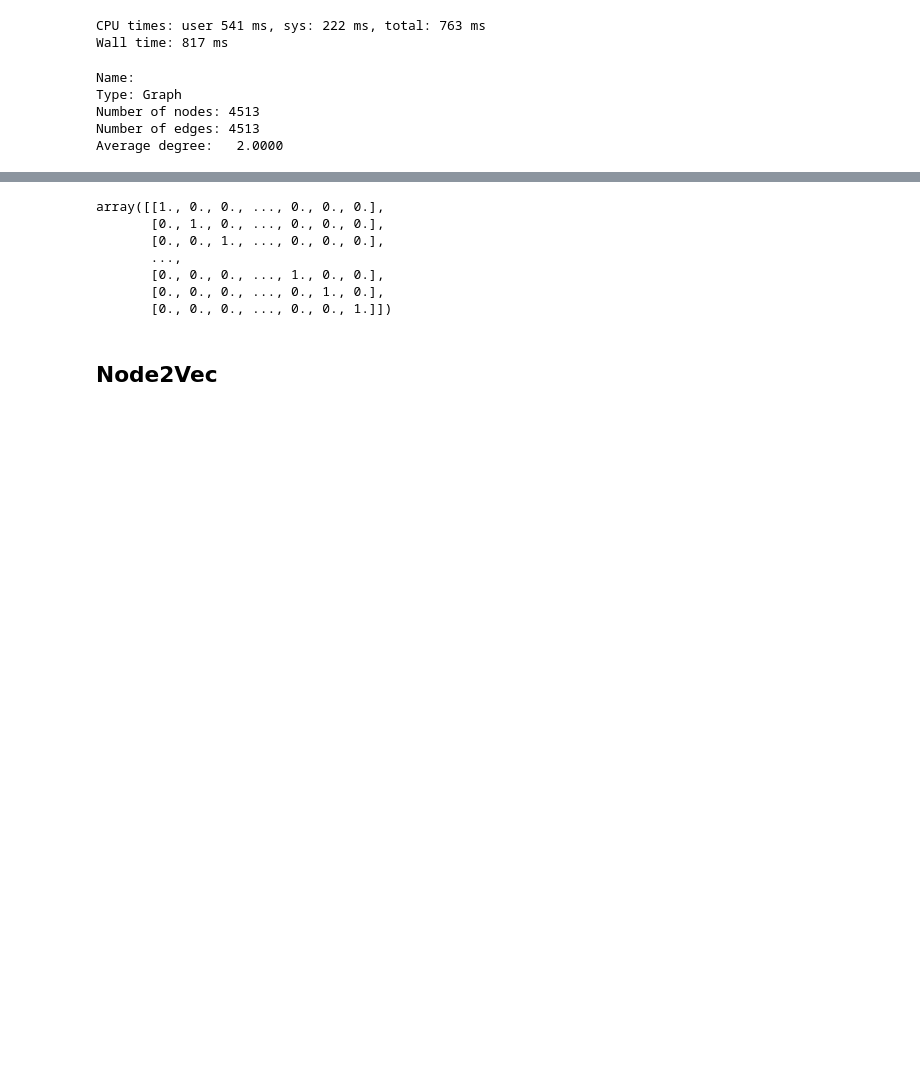
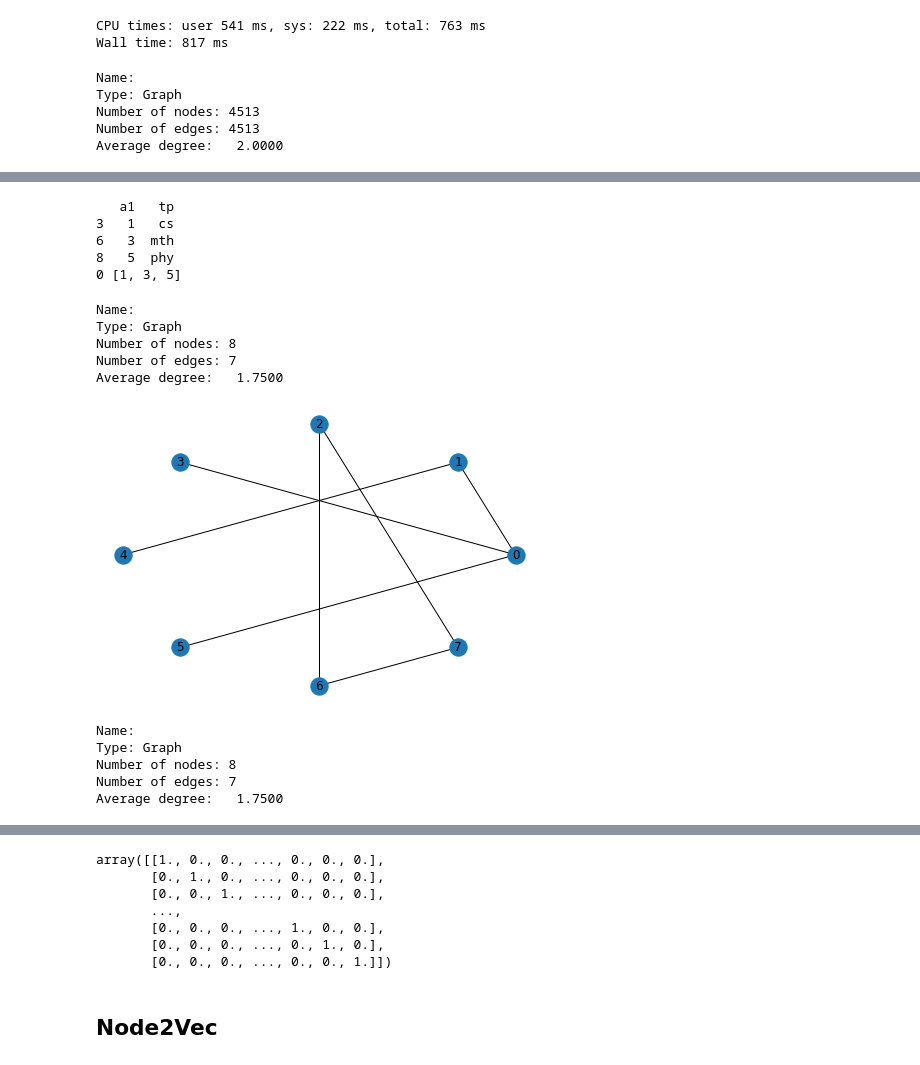
Before and after one commit to vatsal220/medium_articles, a Jupyter notebook: link_prediction/link_prediction.ipynb, the cells around one changed output, grey strips where cells are left out. Drawn from its saved outputs; the diff is of its cells as text; code cells hidden in the pictures; blank space fills up the shorter version.

```diff
--- a/link_prediction/link_prediction.ipynb
+++ b/link_prediction/link_prediction.ipynb
@@ -95,7 +95,7 @@ def search_arxiv(queries, max_results = 1000):
 %%time
 research_df = search_arxiv(
     queries = queries,
-    max_results = 1000
+    max_results = 500
 )
 research_df.shape
 # %% [output]
@@ -111,7 +111,6 @@ Now that we've fetched the data using the Arxiv API, we can generate a network.
 # %%
 def generate_network(df, node_col = 'article_id', edge_col = 'main_topic'):
     '''
-    -----------------------------------DEPRICATED-----------------------------------
     This function will generate a article to article network given an input DataFrame.
     It will do so by creating an edge_dictionary where each key is going to be a node
     referenced by unique values in node_col and the values will be a list of other nodes
@@ -134,11 +133,11 @@ def generate_network(df, node_col = 'article_id', edge_col = 'main_topic'):
     '''
     edge_dct = {}
     for i,g in df.groupby(node_col):
-        topics = df[edge_col].unique()
+        topics = g[edge_col].unique()
         edge_df = df[(df[node_col] != i) & (df[edge_col].isin(topics))]
         edges = list(edge_df[node_col].unique())
         edge_dct[i] = edges
 
     # create nx network
-    g = nx.Graph(edge_dct)
+    g = nx.Graph(edge_dct, create_using = nx.MultiGraph)
     return g
@@ -207,0 +222,15 @@ test = pd.DataFrame.from_dict({
+# %%
+test_edge_dct = {}
+for i,g in test.groupby('a1'):
+    topics = g['tp'].unique()
+    edge_df = test[(test['a1'] != i) & (test['tp'].isin(topics))]
+    print(edge_df)
+    edges = list(edge_df['a1'].unique())
+    print(i, edges)
+    break
+# %% [output]
+   a1   tp
+3   1   cs
+6   3  mth
+8   5  phy
+0 [1, 3, 5]
@@ -207,0 +259,14 @@ test = pd.DataFrame.from_dict({
+# %%
+g3 = generate_network(test, node_col = 'a1', edge_col = 'tp')
+# %%
+print(nx.info(g3))
+# %% [output]
+Name:
+Type: Graph
+Number of nodes: 8
+Number of edges: 7
+Average degree:   1.7500
+# %%
+nx.draw_circular(g3, with_labels = True)
+# %% [output]
+[figure, added]
@@ -207,0 +275,8 @@ test = pd.DataFrame.from_dict({
+# %%
+print(nx.info(g2))
+# %% [output]
+Name:
+Type: Graph
+Number of nodes: 8
+Number of edges: 7
+Average degree:   1.7500
```
Also changed, not shown: parts of 23 cells of this notebook.
